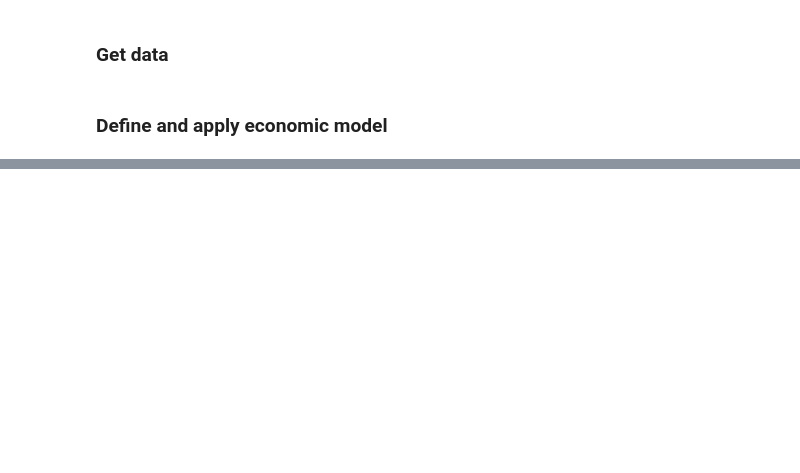
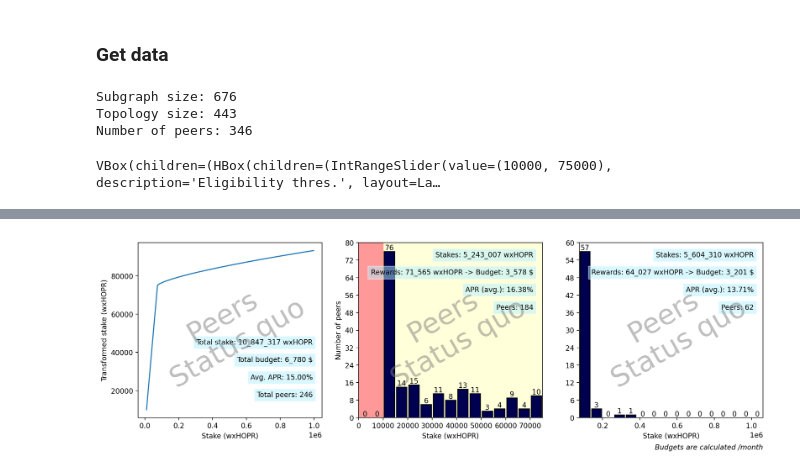
Before and after one commit to hoprnet/simulations, a Jupyter notebook: apr_simulations/scheme.ipynb, the cells around one changed output, grey strips where cells are left out. Drawn from its saved outputs; the diff is of its cells as text; code cells hidden in the pictures; blank space fills up the shorter version.

Commit message:
add tf stake curveand metrics

```diff
--- a/apr_simulations/scheme.ipynb
+++ b/apr_simulations/scheme.ipynb
@@ -17,3 +18,5 @@ budget_dollar = 7500
 token_price = 0.05
 min_stake_wxhopr = 10e3
 thrs_stake_wxhopr = 75e3
+transformation_slope = 1
+transformation_flattening_factor = 1.4
@@ -20,18 +184,18 @@ thrs_stake_wxhopr = 75e3
 # %% [markdown]
 ### Get data
 # %%
-if use_snapshot or not load_dotenv():
-    # change the following line to use a different snapshot (see `snapshot` folder)
-    peers, safes, topology = Utils.loadSnapshot("2024_02_22")
-else:
-    safes = await Utils.getSafesData()
-    topology = await Utils.getTopologyData()
-    peers = await Utils.getPeers()
+model = StakeModel(use_snapshot or not load_dotenv())
 
-    Utils.dumpSnapshot(safes, topology, peers)
+model.get_data("2024_02_22")
 
-print(f"Subgraph size: {len(safes)}")
-print(f"Topology size: {len(topology)}" )
-print(f"Number of peers: {len(peers)}")
+print(f"Subgraph size: {len(model.safes)}")
+print(f"Topology size: {len(model.topology)}" )
+print(f"Number of peers: {len(model.peers)}")
+# %% [output]
+Subgraph size: 676
+Topology size: 443
+Number of peers: 346
-# %% [markdown]
-### Define and apply economic model
+# %%
+model.plot_interactive()
+# %% [output]
+VBox(children=(HBox(children=(IntRangeSlider(value=(10000, 75000), description='Eligibility thres.', layout=La…
@@ -38 +203,2 @@ print(f"Number of peers: {len(peers)}")
+[figure, added]
 # %%
```
Also changed, not shown: parts of 5 cells of this notebook, 2 other files.
